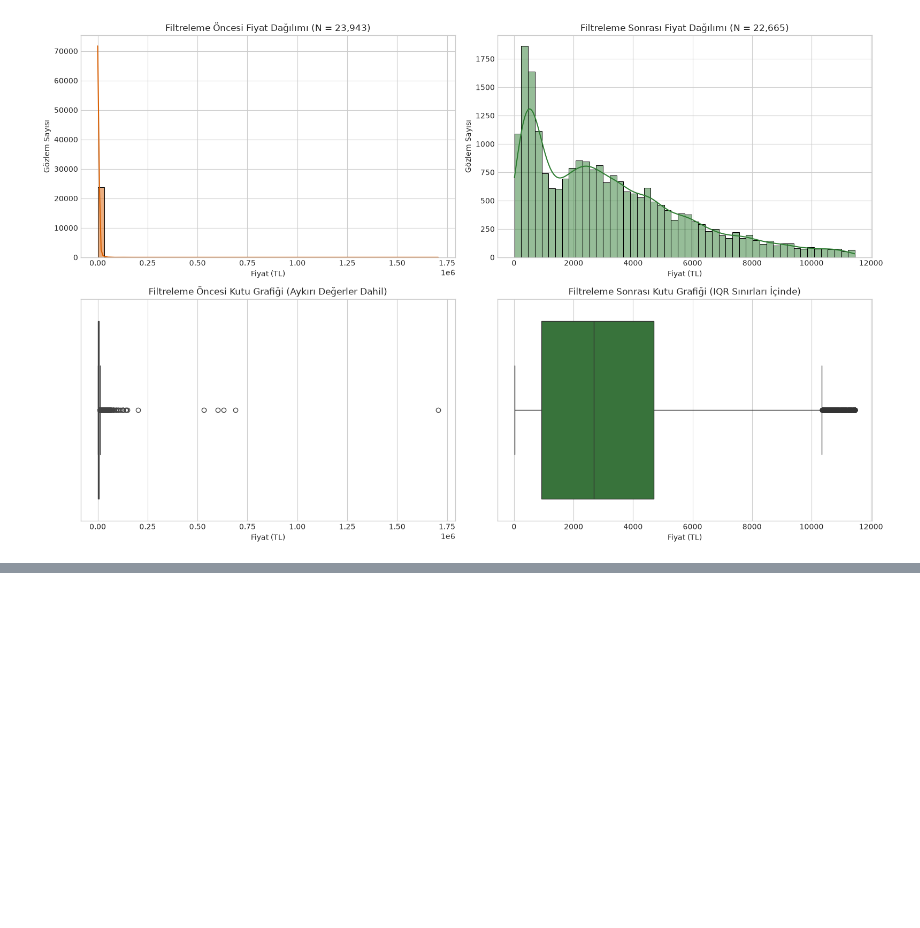
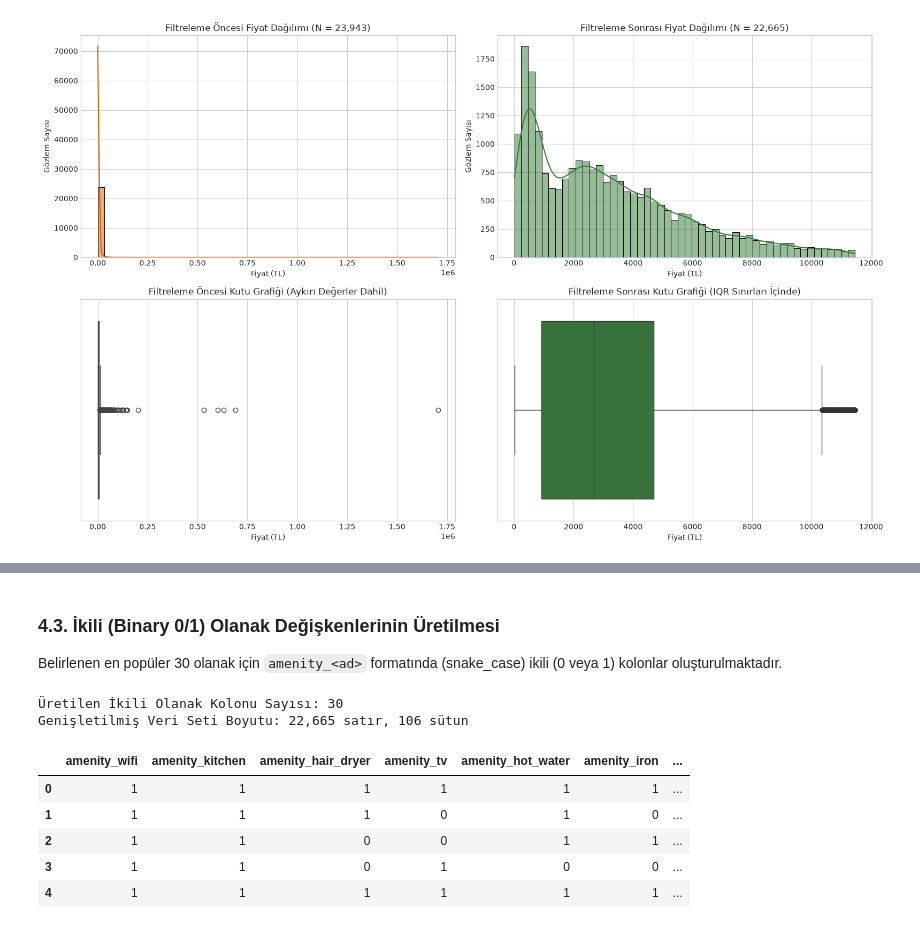
Before and after one commit to eminenazduran/SmartStay-AI, a Jupyter notebook: data_science/notebooks/01_eda_and_cleaning.ipynb, the cells around one changed output, grey strips where cells are left out. Cells and saved outputs as stored; diff of their text form; code cells hidden in the pictures; blank space fills up the shorter version.

```diff
--- a/data_science/notebooks/01_eda_and_cleaning.ipynb
+++ b/data_science/notebooks/01_eda_and_cleaning.ipynb
@@ -461,0 +533,32 @@ plt.show()
+# %% [markdown]
+### 4.3. İkili (Binary 0/1) Olanak Değişkenlerinin Üretilmesi
+
+Belirlenen en popüler 30 olanak için `amenity_<ad>` formatında (snake_case) ikili (0 veya 1) kolonlar oluşturulmaktadır.
+# %%
+def to_snake_case(text):
+    text = text.lower()
+    text = re.sub(r'[^a-z0-9]+', '_', text)
+    text = text.strip('_')
+    return f"amenity_{text}"
+
+# Binary kolonların oluşturulması
+df_features = df_inliers.copy()
+amenity_col_names = []
+
+for amenity_name, _ in top_30_amenities:
+    col_name = to_snake_case(amenity_name)
+    df_features[col_name] = parsed_amenities.apply(lambda lst: 1 if amenity_name in lst else 0).astype(np.int8)
+    amenity_col_names.append(col_name)
+
+print(f"Üretilen İkili Olanak Kolonu Sayısı: {len(amenity_col_names)}")
+print(f"Genişletilmiş Veri Seti Boyutu: {df_features.shape[0]:,} satır, {df_features.shape[1]} sütun")
+df_features[amenity_col_names[:10]].head(5)
+# %% [output]
+Üretilen İkili Olanak Kolonu Sayısı: 30
+Genişletilmiş Veri Seti Boyutu: 22,665 satır, 106 sütun
+|  | amenity_wifi | amenity_kitchen | amenity_hair_dryer | amenity_tv | amenity_hot_water | amenity_iron | ... |
+| 0 | 1 | 1 | 1 | 1 | 1 | 1 | ... |
+| 1 | 1 | 1 | 1 | 0 | 1 | 0 | ... |
+| 2 | 1 | 1 | 0 | 0 | 1 | 1 | ... |
+| 3 | 1 | 1 | 0 | 1 | 0 | 0 | ... |
+| 4 | 1 | 1 | 1 | 1 | 1 | 1 | ... |
```
Also changed, not shown: parts of 24 cells of this notebook.
